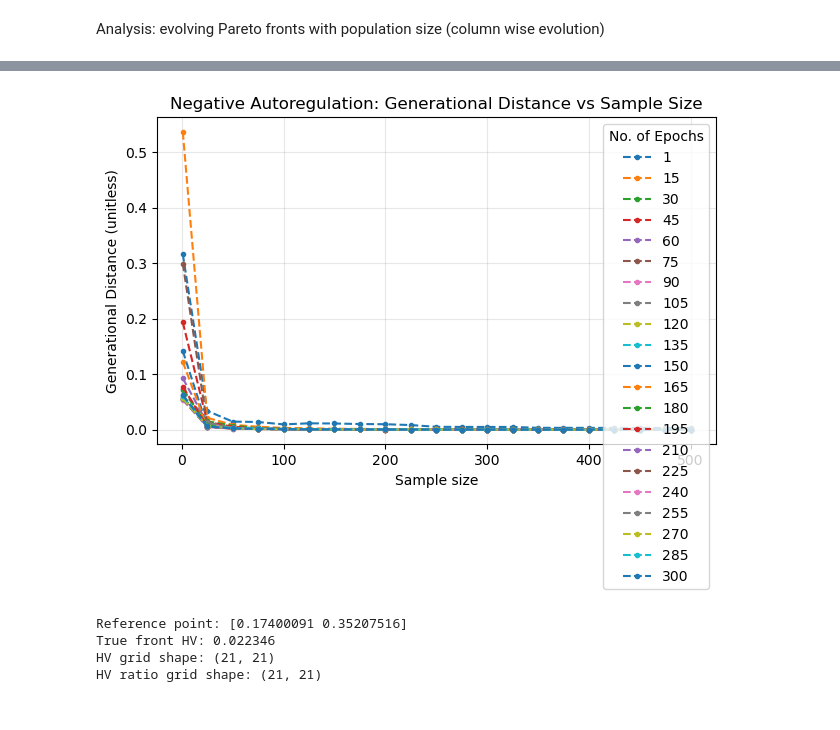
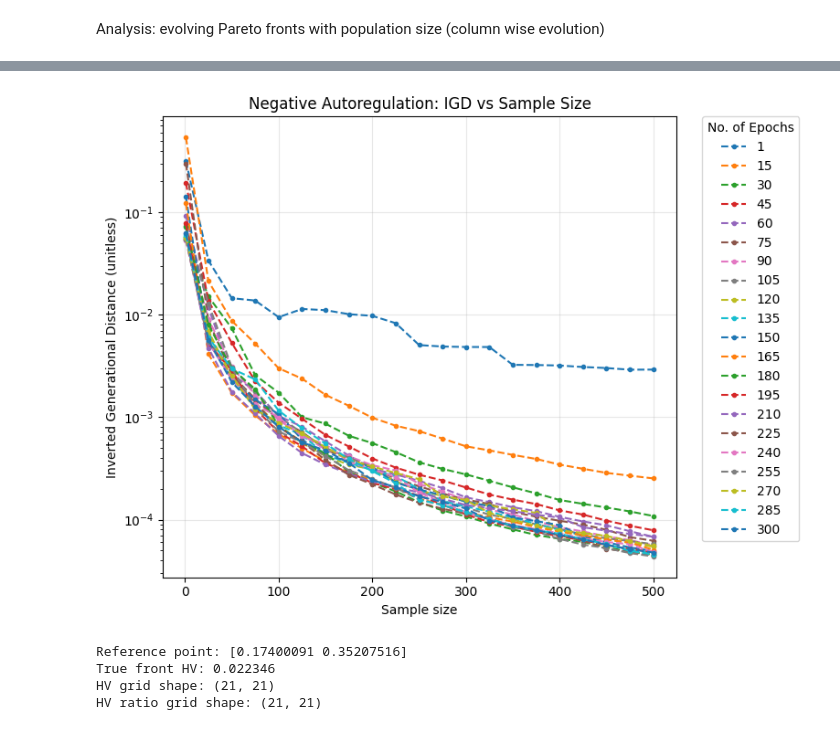
Before and after one commit to DangTranQL/SA, a Jupyter notebook: Gradient Descent for Multi-Objective Optimization/Negative Autoregulation/libmoon_main/Nam_LibmoonEpo.ipynb, the cells around one changed output, grey strips where cells are left out. Drawn from its saved outputs; the diff is of its cells as text; code cells hidden in the pictures.

```diff
--- a/Gradient Descent for Multi-Objective Optimization/Negative Autoregulation/libmoon_main/Nam_LibmoonEpo.ipynb
+++ b/Gradient Descent for Multi-Objective Optimization/Negative Autoregulation/libmoon_main/Nam_LibmoonEpo.ipynb
@@ -333,23 +326,0 @@ array([[3.16601840e-01, 5.36619270e-01, 5.70823198e-02, 1.93550222e-01,
-# %%
-# --- Plot Generational Distance for each generation column ---
-plt.figure()
-
-# Loop over each column (generation)
-for col, Epochs in enumerate(Epochs_list):
-    plt.plot(
-        Samps_list,
-        GDs[:, col],
-        marker='.',
-        linestyle='--',
-        label=f'{Epochs}'
-    )
-
-plt.xlabel("Sample size")
-plt.ylabel("Generational Distance (unitless)")
-plt.title("Negative Autoregulation: Generational Distance vs Sample Size")
-plt.legend(title="No. of Epochs", loc='best')
-plt.grid(alpha=0.3)
-plt.tight_layout()
-plt.show()
-# %% [output]
-[figure, removed]
@@ -356,3 +339,35 @@ plt.show()
+# %%
+# --- Plot Inverse Generational Distance for each generation column ---
+plt.figure(figsize=(10,6))
+
+# Loop over each column (generation)
+for col, Epochs in enumerate(Epochs_list):
+    plt.plot(
+        Samps_list,
+        IGDs[:, col],
+        marker='.',
+        linestyle='--',
+        label=f'{Epochs}'
+    )
+
+plt.xlabel("Sample size")
+plt.ylabel("Inverted Generational Distance (unitless)")
+plt.yscale("log")
+plt.title("Negative Autoregulation: IGD vs Sample Size")
+
+# --- Place legend outside on the right ---
+plt.legend(
+    title="No. of Epochs",
+    bbox_to_anchor=(1.05, 1),  # x = 1.05 puts it just outside the plot
+    loc='upper left',
+    borderaxespad=0.
+)
+
+plt.grid(alpha=0.3)
+plt.tight_layout(rect=[0, 0, 0.8, 1])  # leaves space for the legend
+plt.show()
+# %% [output]
+[figure, added]
 # %%
 # --- Reference point based on true Pareto front (t) ---
 buffer = 0.10  # 10% buffer beyond true front bounds
```
Also changed, not shown: parts of 8 cells of this notebook.
